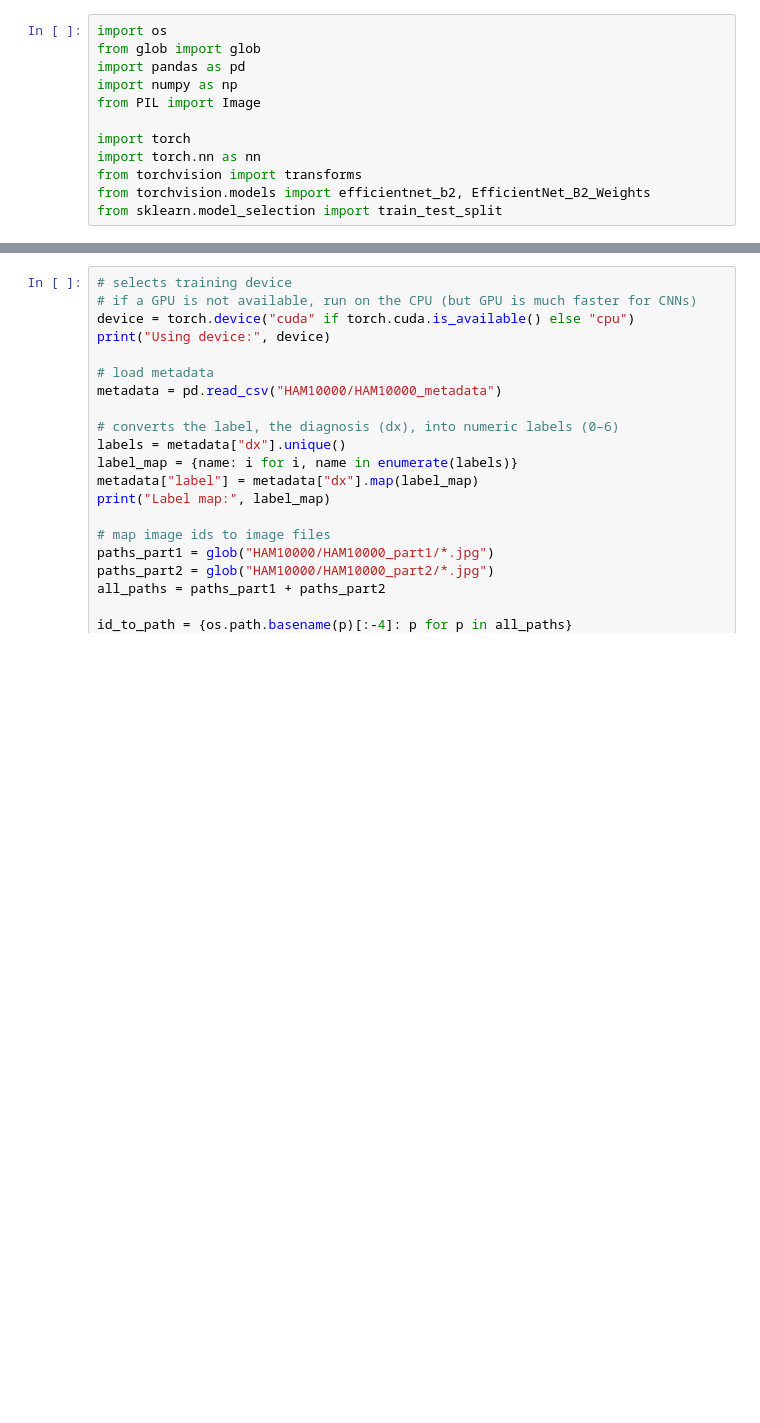
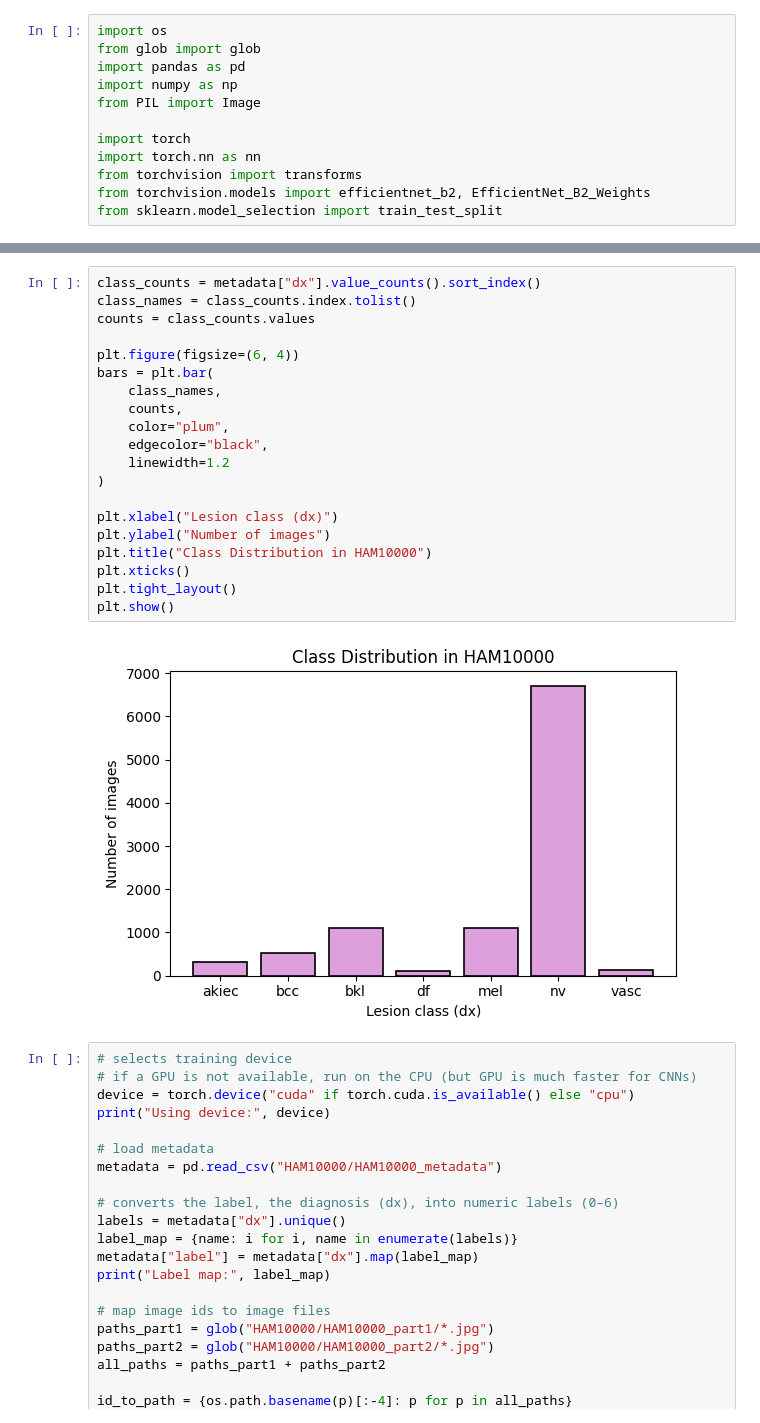
Before and after one commit to MarleaM/DeepLearningForSkinLesions, a Jupyter notebook: SkinLesionCNN.ipynb, the cells around one changed output, grey strips where cells are left out. Saved outputs shown, nothing was run; the diff lists cells and outputs as text; blank space fills up the shorter version.

```diff
--- a/SkinLesionCNN.ipynb
+++ b/SkinLesionCNN.ipynb
@@ -13,3 +63,25 @@ from sklearn.model_selection import train_test_split
+# %%
+class_counts = metadata["dx"].value_counts().sort_index()
+class_names = class_counts.index.tolist()
+counts = class_counts.values
+
+plt.figure(figsize=(6, 4))
+bars = plt.bar(
+    class_names,
+    counts,
+    color="plum",
+    edgecolor="black",
+    linewidth=1.2
+)
+
+plt.xlabel("Lesion class (dx)")
+plt.ylabel("Number of images")
+plt.title("Class Distribution in HAM10000")
+plt.xticks()
+plt.tight_layout()
+plt.show()
+# %% [output]
+[figure, added]
 # %%
 # selects training device
 # if a GPU is not available, run on the CPU (but GPU is much faster for CNNs)
```
Also changed, not shown: parts of 2 cells of this notebook, 1 other file.
